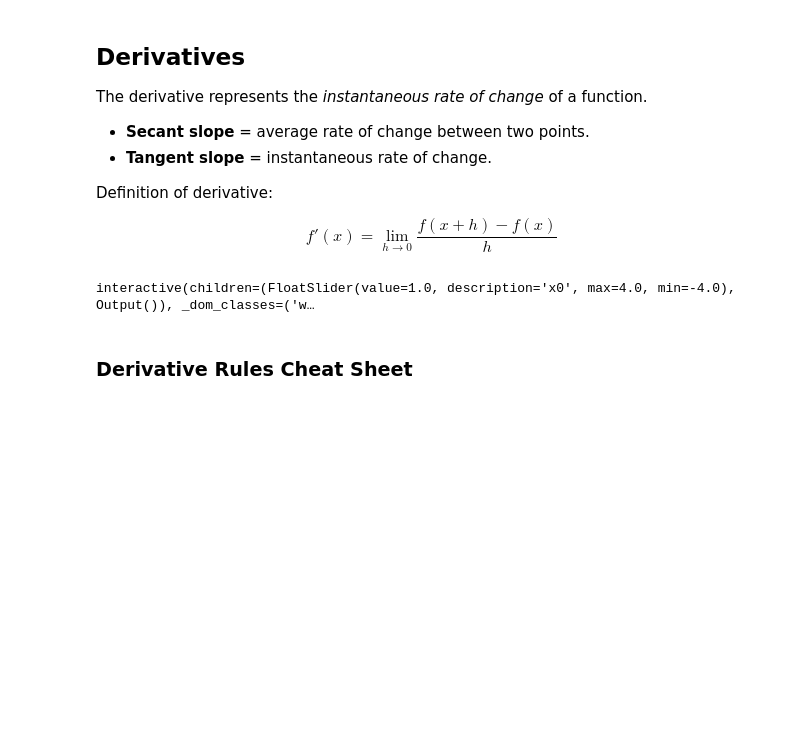
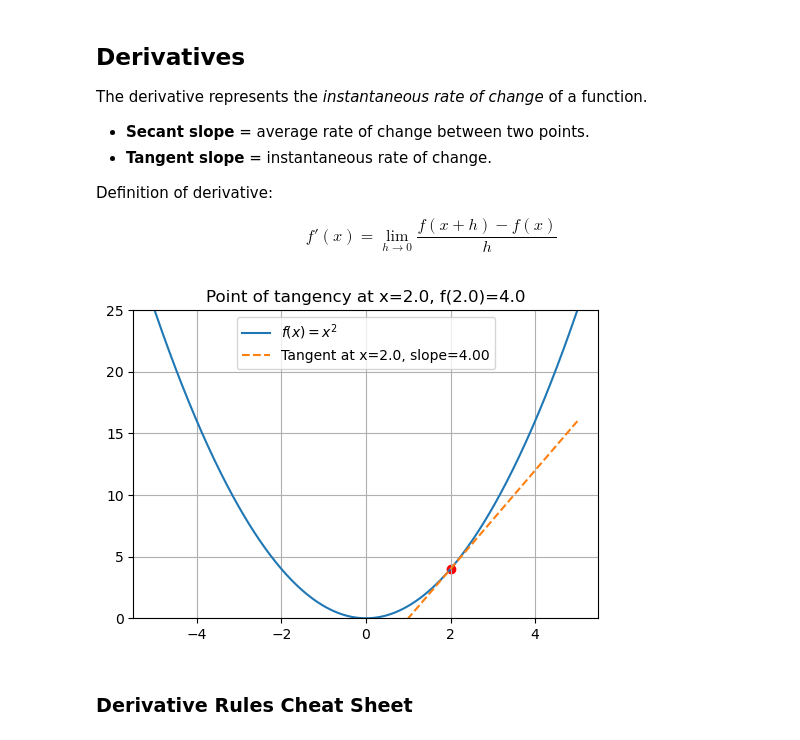
Before and after one commit to tgstone/sio-math-workshop, a Jupyter notebook: docs/source/classes/derivatives.ipynb, the cells around one changed output. Saved outputs shown, nothing was run; the diff lists cells and outputs as text; code cells hidden in the pictures; blank space fills up the shorter version.

Commit message:
updated derivatives notebook so it no longer uses ipywidget for virtual interface. Updated JSON issues with integrals.ipynb notebook

```diff
--- a/docs/source/classes/derivatives.ipynb
+++ b/docs/source/classes/derivatives.ipynb
@@ -150,33 +150,33 @@ $$f'(x) = \lim_{h \to 0}\frac{f(x+h) - f(x)}{h}$$
 # %%
 import numpy as np
 import matplotlib.pyplot as plt
-import ipywidgets as widgets
+#import ipywidgets as widgets
 
 f = lambda x: x**2
 df = lambda x: 2*x
 
 x = np.linspace(-5, 5, 400)
 y = f(x)
 
-@widgets.interact(x0=(-4.0, 4.0, 0.1))
-def tangent_plot(x0=1):
-    plt.figure(figsize=(6,4))
-    plt.plot(x, y, label="$f(x) = x^2$")
-    plt.scatter([x0], [f(x0)], color="red")
-    plt.ylim(0,25)
-    plt.title(f"Point of tangency at x={x0}, f({x0})={f(x0)}")
+#@widgets.interact(x0=(-4.0, 4.0, 0.1))
+#def tangent_plot(x0=1):
+plt.figure(figsize=(6,4))
+plt.plot(x, y, label="$f(x) = x^2$")
+plt.scatter([x0], [f(x0)], color="red")
+plt.ylim(0,25)
+plt.title(f"Point of tangency at x={x0}, f({x0})={f(x0)}")
 
-    # tangent line
-    slope = df(x0)
-    tangent = slope*(x - x0) + f(x0)
-    plt.plot(x, tangent, "--", label=f"Tangent at x={x0}, slope={slope:.2f}")
-    plt.ylim(0, 25)
+# tangent line
+slope = df(x0)
+tangent = slope*(x - x0) + f(x0)
+plt.plot(x, tangent, "--", label=f"Tangent at x={x0}, slope={slope:.2f}")
+plt.ylim(0, 25)
 
-    plt.legend()
-    plt.grid(True)
-    plt.show()
+plt.legend()
+plt.grid(True)
+plt.show()
 # %% [output]
-interactive(children=(FloatSlider(value=1.0, description='x0', max=4.0, min=-4.0), Output()), _dom_classes=('w…
+[figure, added]
 # %% [markdown]
 ### Derivative Rules Cheat Sheet
 # %% [markdown]
```
Also changed, not shown: parts of 7 cells of this notebook, 45 other files.
